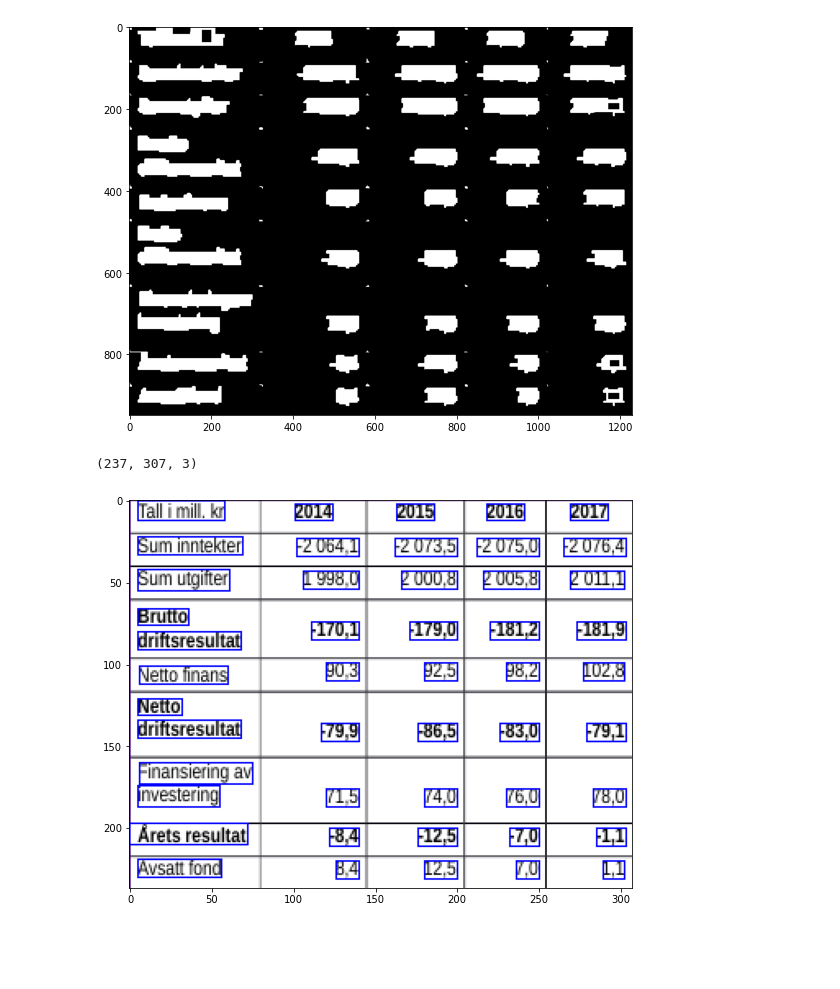
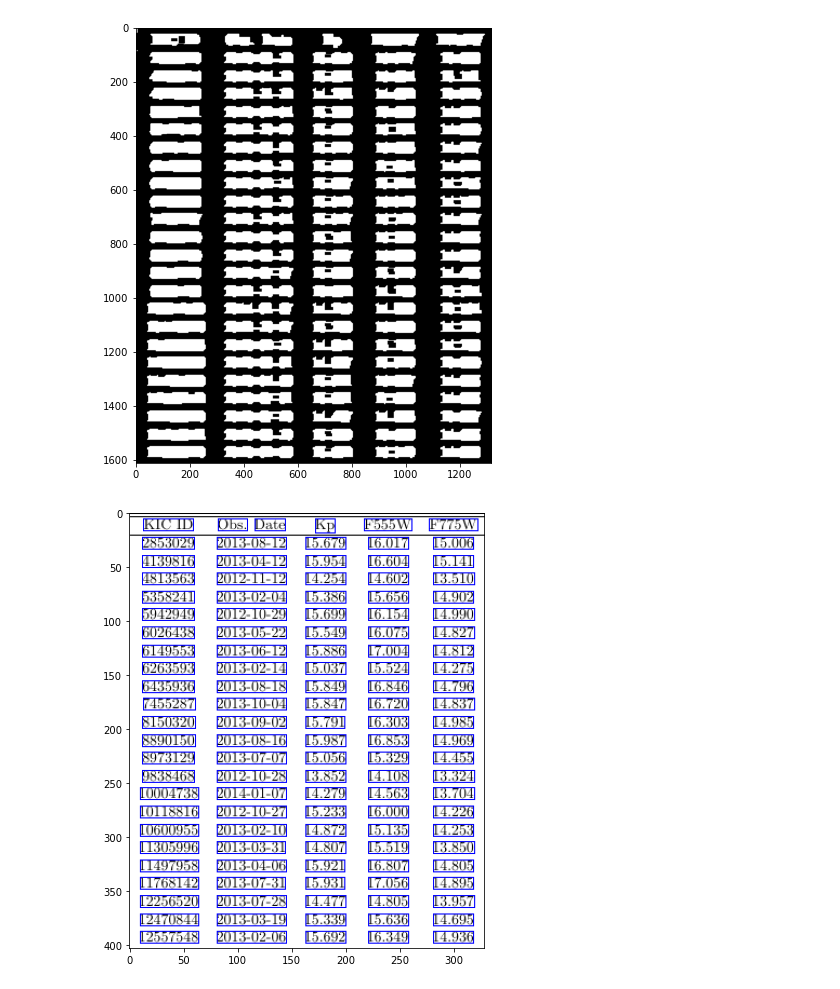
Before and after one commit to phantrung18072001/XLA, a Jupyter notebook: presentation.ipynb, the cells around one changed output. Drawn from its saved outputs; the diff is of its cells as text; code cells hidden in the pictures; blank space fills up the shorter version.

```diff
--- a/presentation.ipynb
+++ b/presentation.ipynb
@@ -16,7 +16,7 @@ def resize(img, ratio):
     return cv2.resize(img, dim, interpolation = cv2.INTER_AREA)
 # %%
 # image for demo: 48866(anh mau), 19(anh khong duong), 32(anh co duong), 49392(anh ghep nhieu hang)
-image = cv2.imread('train/32.png')
+image = cv2.imread('train/75011.png')
 result = image.copy()
 imshow(result)
 # %% [output]
@@ -74,25 +74,17 @@ connected = cv2.dilate(canny, kernel, iterations=2)
 connected = cv2.erode(connected, kernel, iterations=2)
 imshow(connected)
 # %% [output]
-[figure, old version]
+[figure, new version]
 # %%
-connected = resize(connected, 1/4)
-contours, hierarchy = cv2.findContours(connected.copy(), cv2.RETR_EXTERNAL, cv2.CHAIN_APPROX_NONE)
-
-mask = np.zeros(connected.shape, dtype=np.uint8)
+n_connected = resize(connected, 1/4)
+contours, hierarchy = cv2.findContours(n_connected.copy(), cv2.RETR_EXTERNAL, cv2.CHAIN_APPROX_NONE)
 
 image1 = image.copy()
-print(image1.shape)
 for idx in range(len(contours)):
     x, y, w, h = cv2.boundingRect(contours[idx])
-    mask[y:y+h, x:x+w] = 0
-    cv2.drawContours(mask, contours, idx, (255, 255, 255), -1)
-    r = float(cv2.countNonZero(mask[y:y+h, x:x+w])) / (w * h)
 
-    if r > 0.45 and w > 4 and h > 4:
+    if w > 4 and h > 4:
         cv2.rectangle(image1, (x, y), (x+w-1, y+h-1), (255, 0, 0), 1)
-
 imshow(image1)
 # %% [output]
-(237, 307, 3)
-[figure, old version]
+[figure, new version]
```
Also changed, not shown: parts of 7 cells of this notebook, 3 other files.
